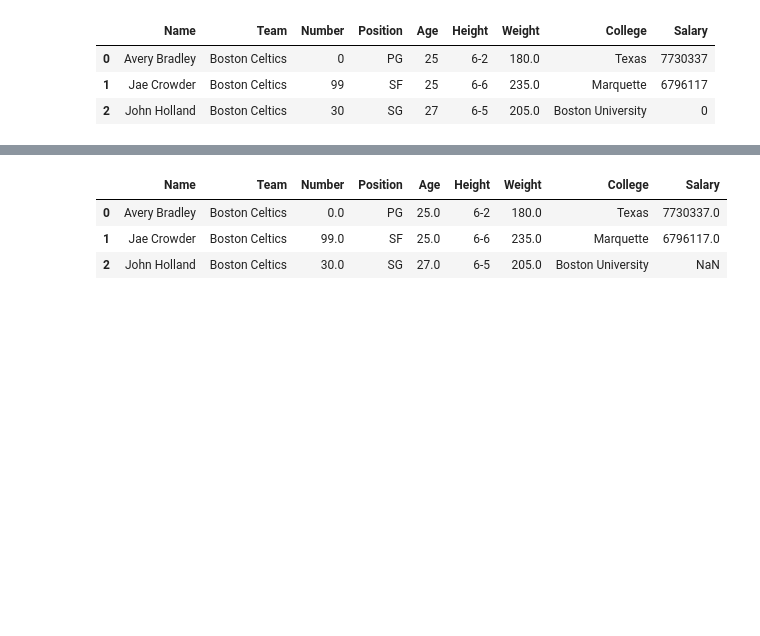
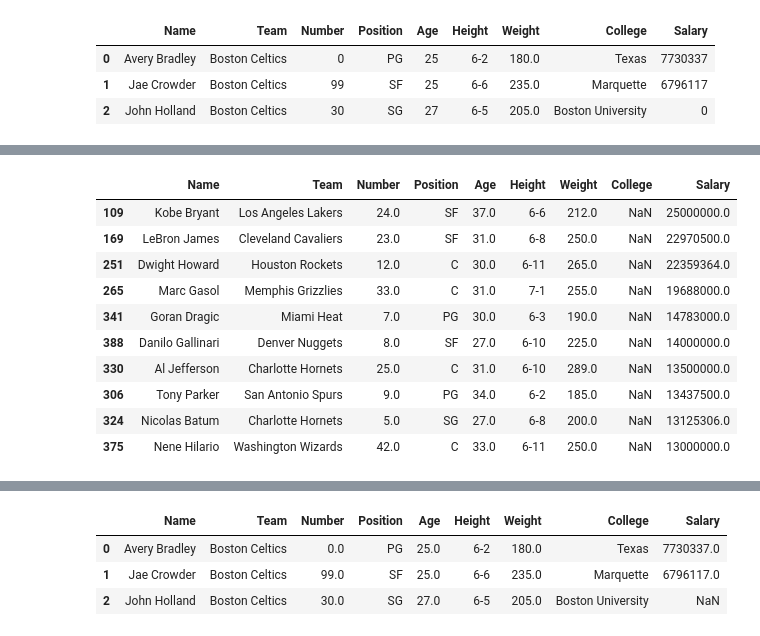
Before and after one commit to faithkane3/numpy_exercises, a Jupyter notebook: pandas_dataframes.ipynb, the cells around one changed output, grey strips where cells are left out. Drawn from its saved outputs; the diff is of its cells as text; code cells hidden in the pictures; blank space fills up the shorter version.

```diff
--- a/pandas_dataframes.ipynb
+++ b/pandas_dataframes.ipynb
@@ -338 +576,15 @@ nba.sort_values("Name", ascending=False).head(3)
+# %%
+nba.sort_values("College", ascending=False, na_position='first').head(10)
+# %% [output]
+|  | Name | Team | Number | Position | Age | Height | Weight | College | Salary |
+| 109 | Kobe Bryant | Los Angeles Lakers | 24.0 | SF | 37.0 | 6-6 | 212.0 | NaN | 25000000.0 |
+| 169 | LeBron James | Cleveland Cavaliers | 23.0 | SF | 31.0 | 6-8 | 250.0 | NaN | 22970500.0 |
+| 251 | Dwight Howard | Houston Rockets | 12.0 | C | 30.0 | 6-11 | 265.0 | NaN | 22359364.0 |
+| 265 | Marc Gasol | Memphis Grizzlies | 33.0 | C | 31.0 | 7-1 | 255.0 | NaN | 19688000.0 |
+| 341 | Goran Dragic | Miami Heat | 7.0 | PG | 30.0 | 6-3 | 190.0 | NaN | 14783000.0 |
+| 388 | Danilo Gallinari | Denver Nuggets | 8.0 | SF | 27.0 | 6-10 | 225.0 | NaN | 14000000.0 |
+| 330 | Al Jefferson | Charlotte Hornets | 25.0 | C | 31.0 | 6-10 | 289.0 | NaN | 13500000.0 |
+| 306 | Tony Parker | San Antonio Spurs | 9.0 | PG | 34.0 | 6-2 | 185.0 | NaN | 13437500.0 |
+| 324 | Nicolas Batum | Charlotte Hornets | 5.0 | SG | 27.0 | 6-8 | 200.0 | NaN | 13125306.0 |
+| 375 | Nene Hilario | Washington Wizards | 42.0 | C | 33.0 | 6-11 | 250.0 | NaN | 13000000.0 |
 # %%
```
Also changed, not shown: parts of 42 cells of this notebook, 1 other file.
